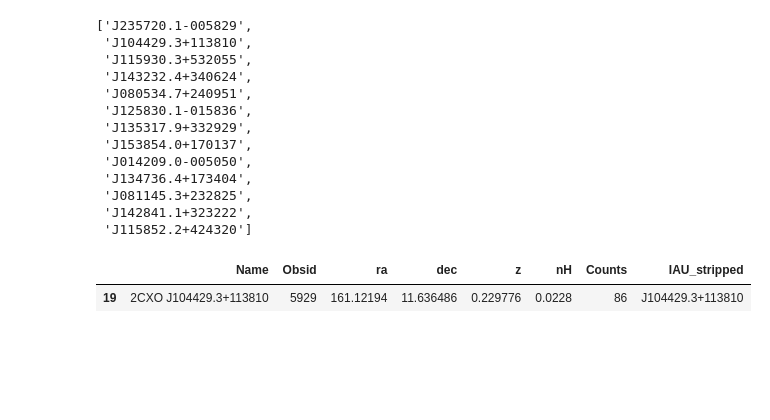
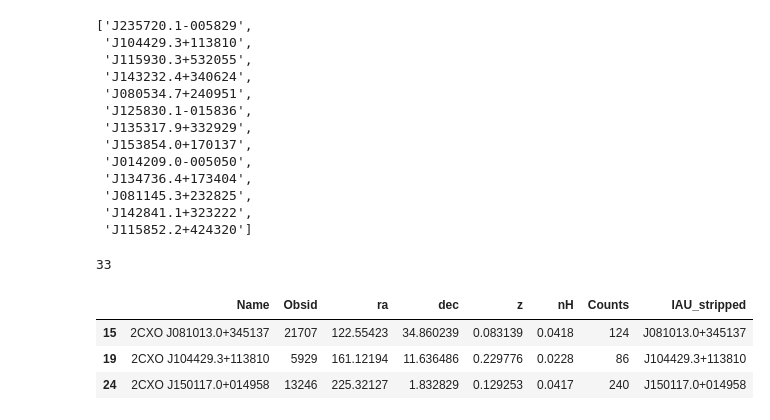
Before and after one commit to kciurleo/AGN, a Jupyter notebook: unorganized/more_testing.ipynb, the cells around one changed output. Saved outputs shown, nothing was run; the diff lists cells and outputs as text; code cells hidden in the pictures; blank space fills up the shorter version.

```diff
--- a/unorganized/more_testing.ipynb
+++ b/unorganized/more_testing.ipynb
@@ -305,8 +305,14 @@ seth_true_list
 # %%
 reran_min_abs=pd.read_csv('/Volumes/galaxies/rerunning_seth/data_min_abs/min_abs_info.txt' , delimiter='  ', header=1, names=['Name','Obsid','ra','dec','z','nH', 'Counts'])
 reran_min_abs['IAU_stripped']=reran_min_abs['Name'].str[5:]
+# %%
+len(reran_min_abs['Name'])
+# %% [output]
+33
 # %%
-reran_min_abs[reran_min_abs['IAU_stripped'].isin(seth_true_list)]
+reran_min_abs[reran_min_abs['IAU_stripped'].isin(seth_unabsorbed_table51)]
 # %% [output]
 |  | Name | Obsid | ra | dec | z | nH | Counts | IAU_stripped |
+| 15 | 2CXO J081013.0+345137 | 21707 | 122.55423 | 34.860239 | 0.083139 | 0.0418 | 124 | J081013.0+345137 |
 | 19 | 2CXO J104429.3+113810 | 5929 | 161.12194 | 11.636486 | 0.229776 | 0.0228 | 86 | J104429.3+113810 |
+| 24 | 2CXO J150117.0+014958 | 13246 | 225.32127 | 1.832829 | 0.129253 | 0.0417 | 240 | J150117.0+014958 |
```
Also changed, not shown: parts of 8 cells of this notebook, 3 other files.
